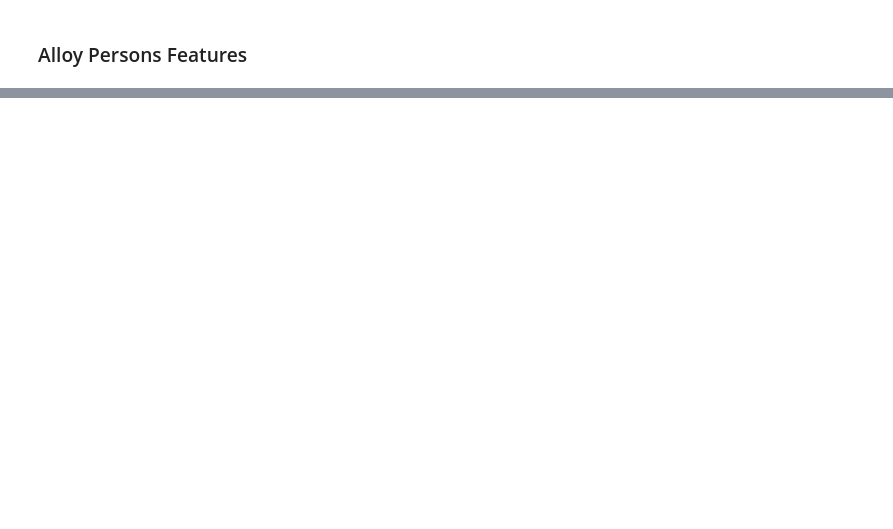
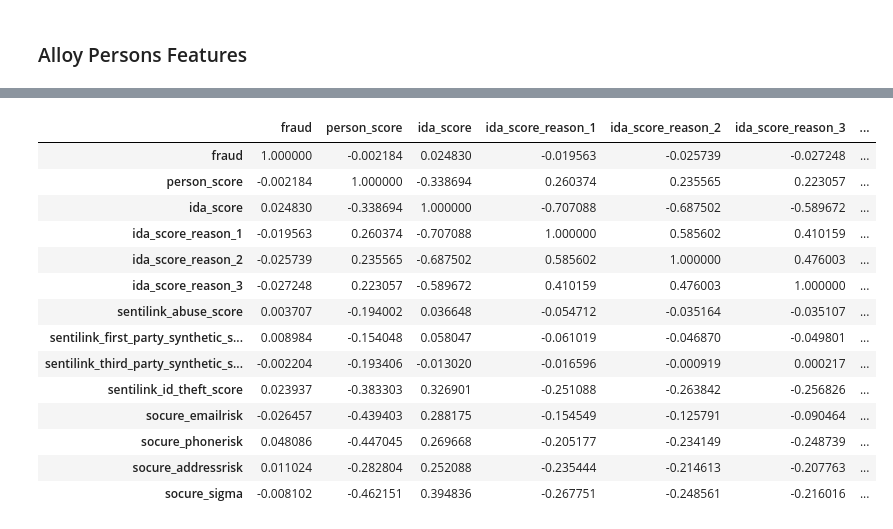
Before and after one commit to naresh-novo/Early-Fraud, a Jupyter notebook: code/fraud_v0.ipynb, the cells around one changed output, grey strips where cells are left out. Drawn from its saved outputs; the diff is of its cells as text; code cells hidden in the pictures; blank space fills up the shorter version.

```diff
--- a/code/fraud_v0.ipynb
+++ b/code/fraud_v0.ipynb
@@ -320,2 +492,6 @@ fraud_alloy_persons_data.shape
+# %%
+alloy_persons_path = '../data/raw/alloy_persons_data.pkl'
+# alloy_persons_data.to_pickle(alloy_persons_path)
+alloy_persons_data = pd.read_pickle(alloy_persons_path)
 # %%
 len(pd.unique(fraud['application_id'])) - len(pd.unique(fraud_alloy_persons_data['application_id']))
@@ -408,0 +603,18 @@ opened_accounts
+# %%
+fraud_alloy_persons_data.corr()
+# %% [output]
+|  | fraud | person_score | ida_score | ida_score_reason_1 | ida_score_reason_2 | ida_score_reason_3 | ... |
+| fraud | 1.000000 | -0.002184 | 0.024830 | -0.019563 | -0.025739 | -0.027248 | ... |
+| person_score | -0.002184 | 1.000000 | -0.338694 | 0.260374 | 0.235565 | 0.223057 | ... |
+| ida_score | 0.024830 | -0.338694 | 1.000000 | -0.707088 | -0.687502 | -0.589672 | ... |
+| ida_score_reason_1 | -0.019563 | 0.260374 | -0.707088 | 1.000000 | 0.585602 | 0.410159 | ... |
+| ida_score_reason_2 | -0.025739 | 0.235565 | -0.687502 | 0.585602 | 1.000000 | 0.476003 | ... |
+| ida_score_reason_3 | -0.027248 | 0.223057 | -0.589672 | 0.410159 | 0.476003 | 1.000000 | ... |
+| sentilink_abuse_score | 0.003707 | -0.194002 | 0.036648 | -0.054712 | -0.035164 | -0.035107 | ... |
+| sentilink_first_party_synthetic_s... | 0.008984 | -0.154048 | 0.058047 | -0.061019 | -0.046870 | -0.049801 | ... |
+| sentilink_third_party_synthetic_s... | -0.002204 | -0.193406 | -0.013020 | -0.016596 | -0.000919 | 0.000217 | ... |
+| sentilink_id_theft_score | 0.023937 | -0.383303 | 0.326901 | -0.251088 | -0.263842 | -0.256826 | ... |
+| socure_emailrisk | -0.026457 | -0.439403 | 0.288175 | -0.154549 | -0.125791 | -0.090464 | ... |
+| socure_phonerisk | 0.048086 | -0.447045 | 0.269668 | -0.205177 | -0.234149 | -0.248739 | ... |
+| socure_addressrisk | 0.011024 | -0.282804 | 0.252088 | -0.235444 | -0.214613 | -0.207763 | ... |
+| socure_sigma | -0.008102 | -0.462151 | 0.394836 | -0.267751 | -0.248561 | -0.216016 | ... |
```
Also changed, not shown: parts of 43 cells of this notebook.
